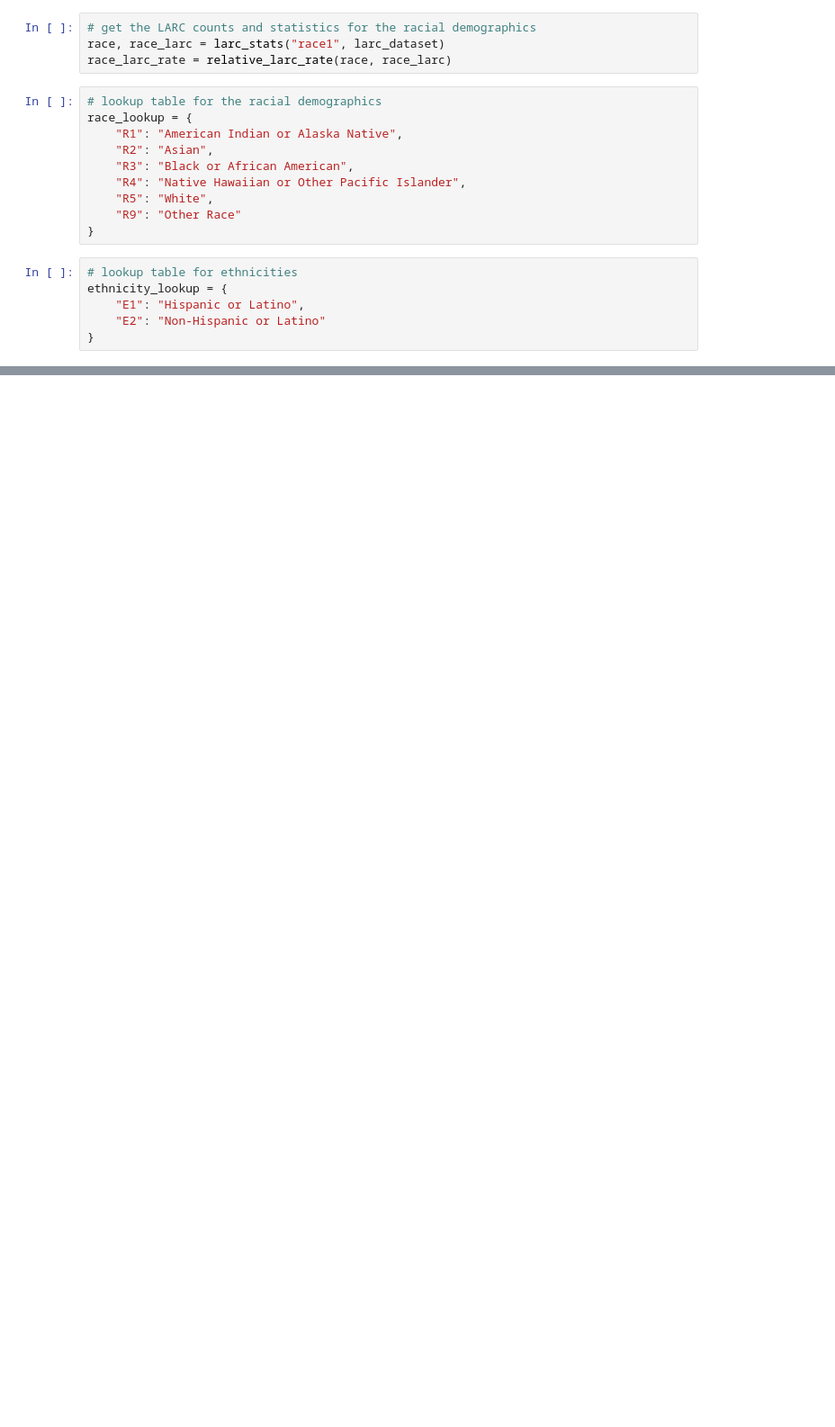
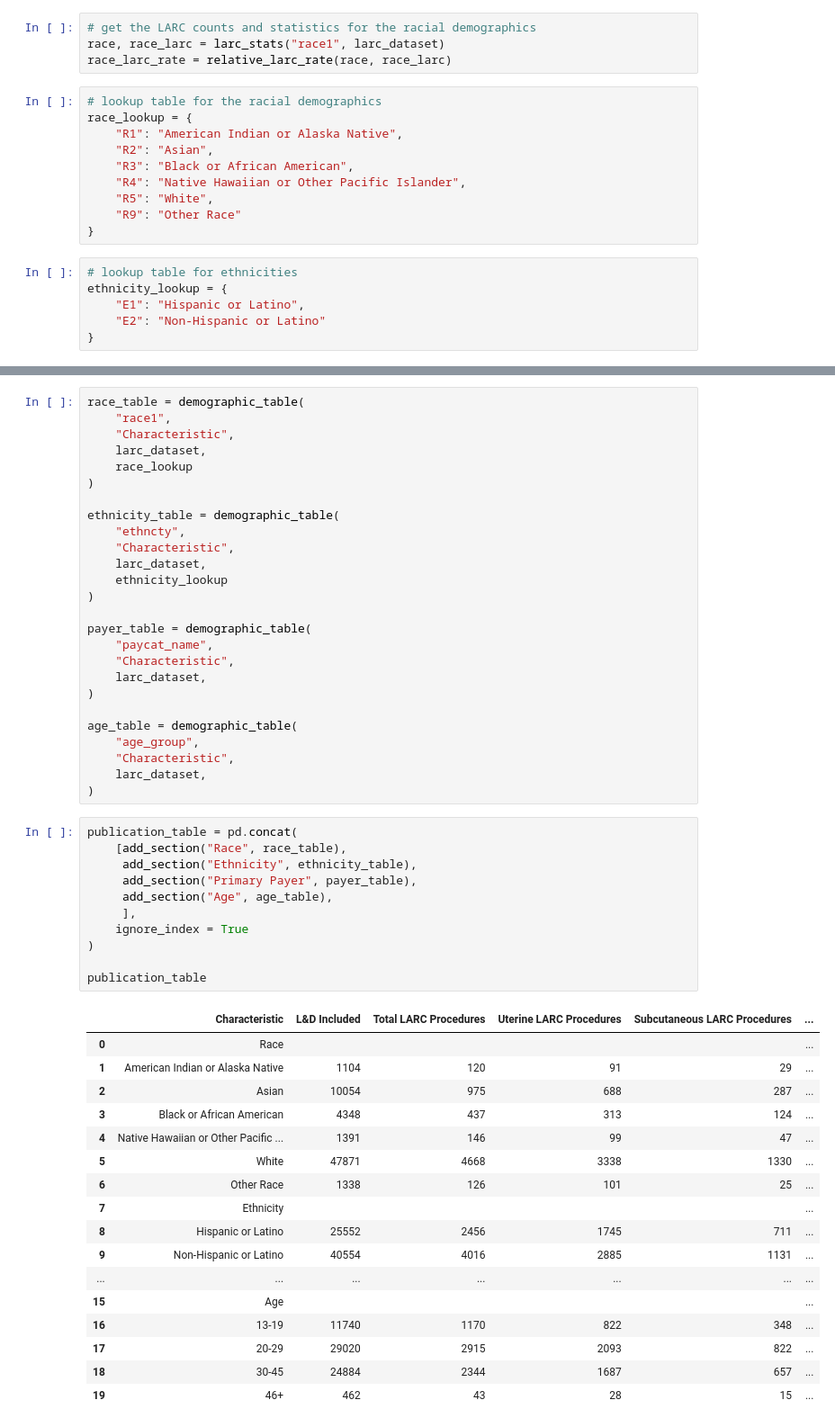
Before and after one commit to orchid-initiative/postpartum-larc, a Jupyter notebook: analysis/larc_analysis_presentation_notebook.ipynb, the cells around one changed output, grey strips where cells are left out. Shown at 90% size. Cells and saved outputs as stored; diff of their text form; blank space fills up the shorter version.

```diff
--- a/analysis/larc_analysis_presentation_notebook.ipynb
+++ b/analysis/larc_analysis_presentation_notebook.ipynb
@@ -202,0 +271,55 @@ demographic_table("age_group", "Age Group", larc_dataset)
+# %%
+race_table = demographic_table(
+    "race1",
+    "Characteristic",
+    larc_dataset,
+    race_lookup
+)
+
+ethnicity_table = demographic_table(
+    "ethncty",
+    "Characteristic",
+    larc_dataset,
+    ethnicity_lookup
+)
+
+payer_table = demographic_table(
+    "paycat_name",
+    "Characteristic",
+    larc_dataset,
+)
+
+age_table = demographic_table(
+    "age_group",
+    "Characteristic",
+    larc_dataset,
+)
+# %%
+publication_table = pd.concat(
+    [add_section("Race", race_table),
+     add_section("Ethnicity", ethnicity_table),
+     add_section("Primary Payer", payer_table),
+     add_section("Age", age_table),
+     ],
+    ignore_index = True
+)
+
+publication_table
+# %% [output]
+|  | Characteristic | L&D Included | Total LARC Procedures | Uterine LARC Procedures | Subcutaneous LARC Procedures | ... |
+| 0 | Race |  |  |  |  | ... |
+| 1 | American Indian or Alaska Native | 1104 | 120 | 91 | 29 | ... |
+| 2 | Asian | 10054 | 975 | 688 | 287 | ... |
+| 3 | Black or African American | 4348 | 437 | 313 | 124 | ... |
+| 4 | Native Hawaiian or Other Pacific ... | 1391 | 146 | 99 | 47 | ... |
+| 5 | White | 47871 | 4668 | 3338 | 1330 | ... |
+| 6 | Other Race | 1338 | 126 | 101 | 25 | ... |
+| 7 | Ethnicity |  |  |  |  | ... |
+| 8 | Hispanic or Latino | 25552 | 2456 | 1745 | 711 | ... |
+| 9 | Non-Hispanic or Latino | 40554 | 4016 | 2885 | 1131 | ... |
+| ... | ... | ... | ... | ... | ... | ... |
+| 15 | Age |  |  |  |  | ... |
+| 16 | 13-19 | 11740 | 1170 | 822 | 348 | ... |
+| 17 | 20-29 | 29020 | 2915 | 2093 | 822 | ... |
+| 18 | 30-45 | 24884 | 2344 | 1687 | 657 | ... |
+| 19 | 46+ | 462 | 43 | 28 | 15 | ... |
```
Also changed, not shown: parts of 10 cells of this notebook.
